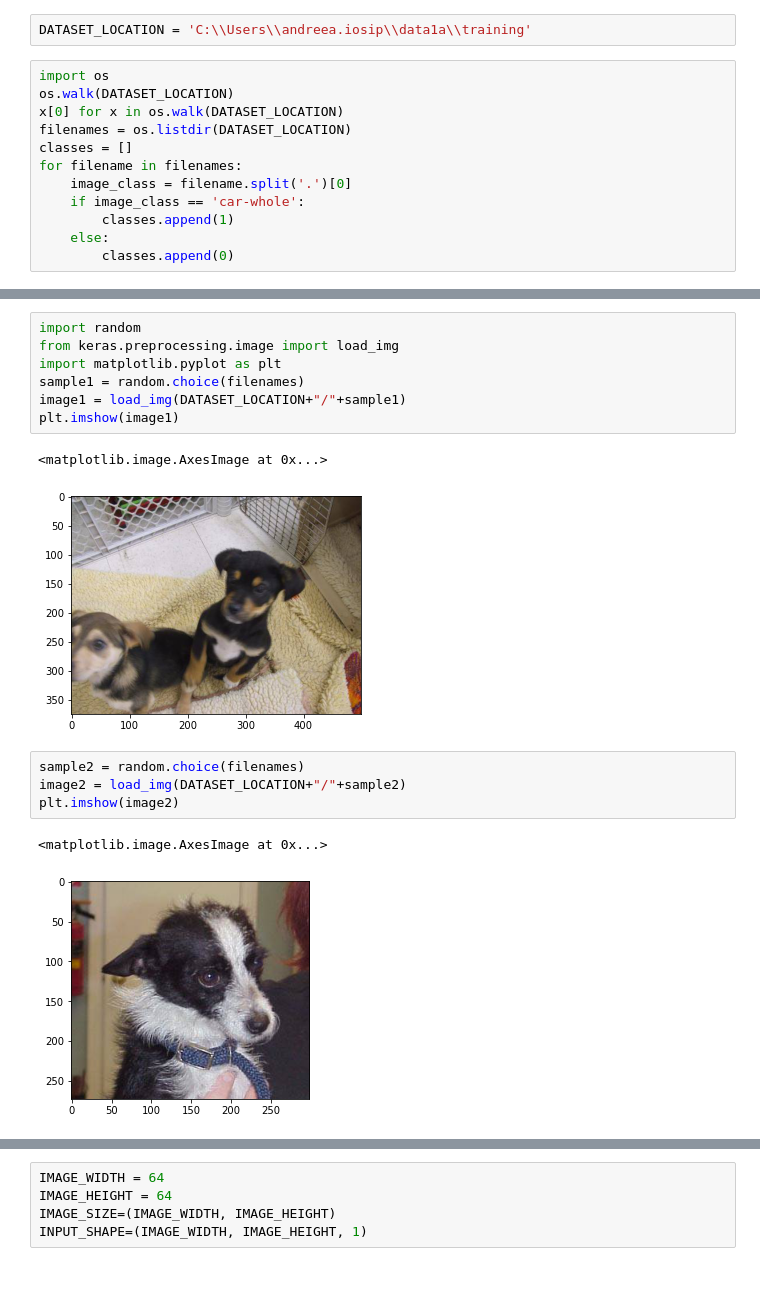
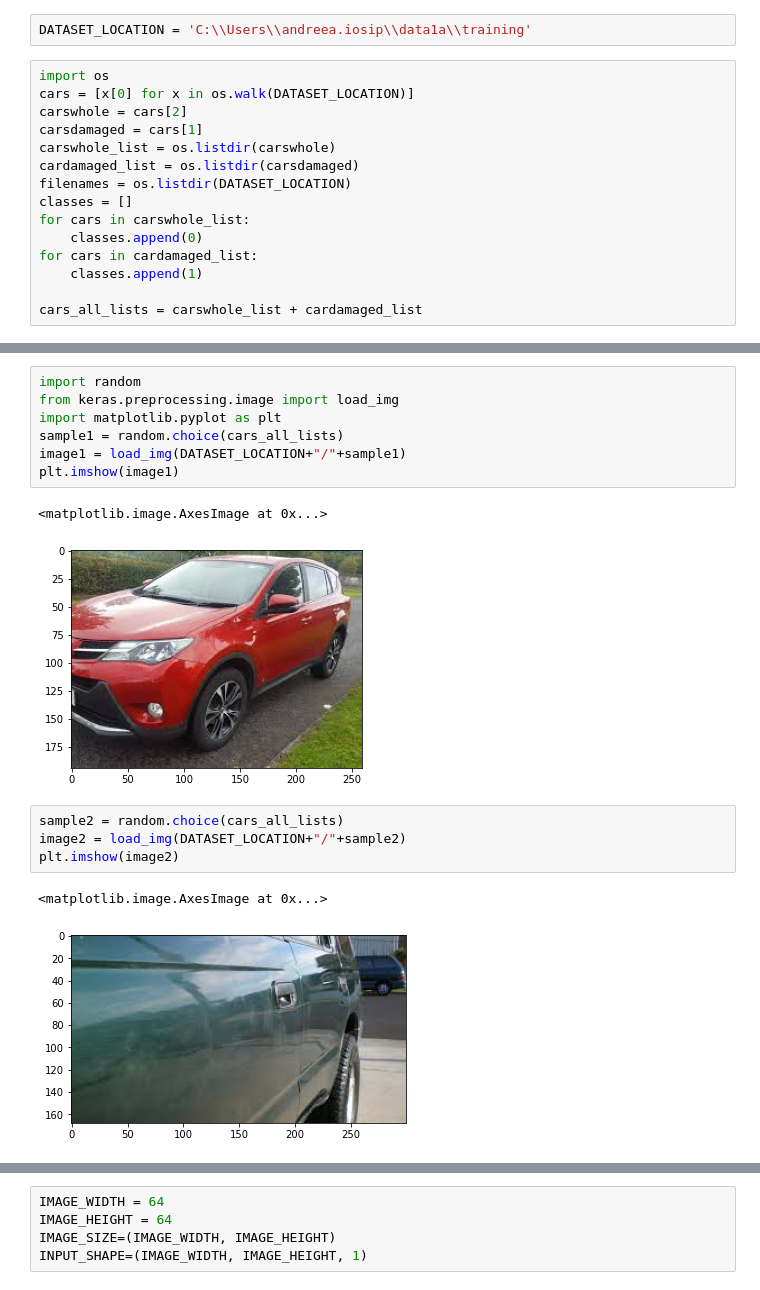
Before and after one commit to andreeaiosip/car-image-classification, a Jupyter notebook: car-image-classification.ipynb, the cells around one changed output, grey strips where cells are left out. Saved outputs shown, nothing was run; the diff lists cells and outputs as text.

Commit message:
Code updated with more images

```diff
--- a/car-image-classification.ipynb
+++ b/car-image-classification.ipynb
@@ -2,16 +2,19 @@
 DATASET_LOCATION = 'C:\\Users\\andreea.iosip\\data1a\\training'
 # %%
 import os
-os.walk(DATASET_LOCATION)
-x[0] for x in os.walk(DATASET_LOCATION)
+cars = [x[0] for x in os.walk(DATASET_LOCATION)]
+carswhole = cars[2]
+carsdamaged = cars[1]
+carswhole_list = os.listdir(carswhole)
+cardamaged_list = os.listdir(carsdamaged)
 filenames = os.listdir(DATASET_LOCATION)
 classes = []
-for filename in filenames:
-    image_class = filename.split('.')[0]
-    if image_class == 'car-whole':
-        classes.append(1)
-    else:
-        classes.append(0)
+for cars in carswhole_list:
+    classes.append(0)
+for cars in cardamaged_list:
+    classes.append(1)
+
+cars_all_lists = carswhole_list + cardamaged_list
 # %%
 import pandas as pd
 df = pd.DataFrame({
@@ -38,19 +41,19 @@ Name: category, dtype: int64
 import random
 from keras.preprocessing.image import load_img
 import matplotlib.pyplot as plt
-sample1 = random.choice(filenames)
+sample1 = random.choice(cars_all_lists)
 image1 = load_img(DATASET_LOCATION+"/"+sample1)
 plt.imshow(image1)
 # %% [output]
 <matplotlib.image.AxesImage at 0x...>
-[figure, old version]
+[figure, new version]
 # %%
-sample2 = random.choice(filenames)
+sample2 = random.choice(cars_all_lists)
 image2 = load_img(DATASET_LOCATION+"/"+sample2)
 plt.imshow(image2)
 # %% [output]
 <matplotlib.image.AxesImage at 0x...>
-[figure, old version]
+[figure, new version]
 # %%
 image1.size
 # %% [output]
```
Also changed, not shown: parts of 12 cells of this notebook.
